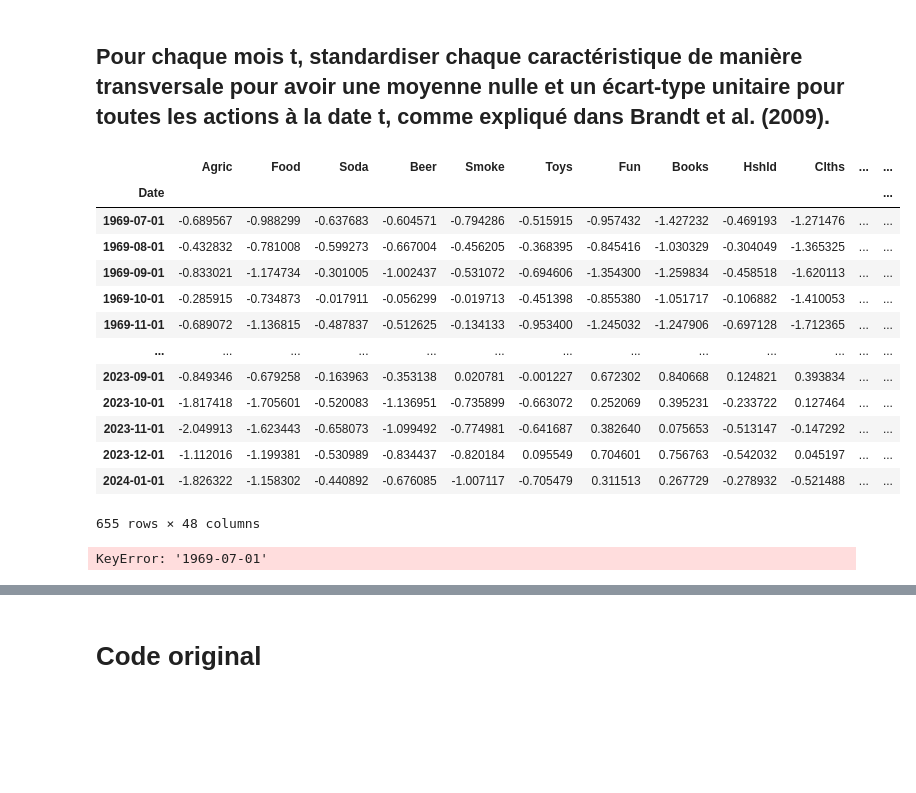
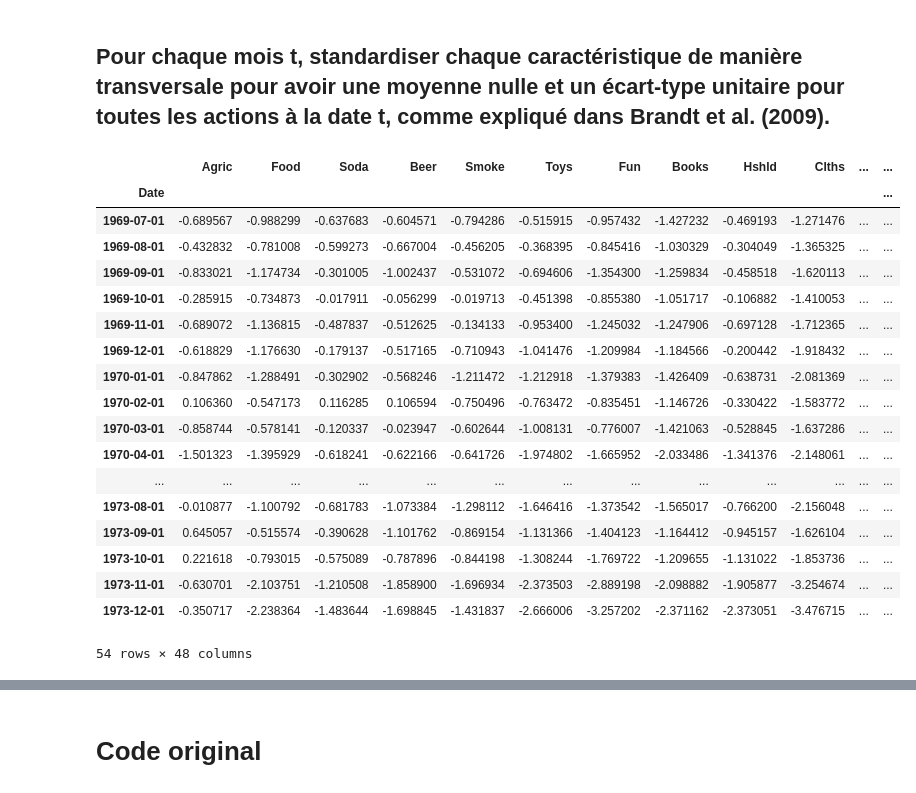
Before and after one commit to DominicPrenovost/TP2-PF-management, a Jupyter notebook: QuestionC.ipynb, the cells around one changed output, grey strips where cells are left out. Saved outputs shown, nothing was run; the diff lists cells and outputs as text; code cells hidden in the pictures; blank space fills up the shorter version.

```diff
--- a/QuestionC.ipynb
+++ b/QuestionC.ipynb
@@ -71,27 +71,29 @@ def standardize(df):
 standardized_market_caps = standardize(market_cap)
 standardized_BtoM = standardize(df_BtoM)
 standardized_mom = standardize(df_mom)
-# %%
-standardized_mom
-# %% [output]
-|  | Agric | Food | Soda | Beer | Smoke | Toys | Fun | Books | Hshld | Clths | ... | ... |
-| Date |  |  |  |  |  |  |  |  |  |  |  | ... |
-| 1969-07-01 | -0.689567 | -0.988299 | -0.637683 | -0.604571 | -0.794286 | -0.515915 | -0.957432 | -1.427232 | -0.469193 | -1.271476 | ... | ... |
-| 1969-08-01 | -0.432832 | -0.781008 | -0.599273 | -0.667004 | -0.456205 | -0.368395 | -0.845416 | -1.030329 | -0.304049 | -1.365325 | ... | ... |
-| 1969-09-01 | -0.833021 | -1.174734 | -0.301005 | -1.002437 | -0.531072 | -0.694606 | -1.354300 | -1.259834 | -0.458518 | -1.620113 | ... | ... |
-| 1969-10-01 | -0.285915 | -0.734873 | -0.017911 | -0.056299 | -0.019713 | -0.451398 | -0.855380 | -1.051717 | -0.106882 | -1.410053 | ... | ... |
-| 1969-11-01 | -0.689072 | -1.136815 | -0.487837 | -0.512625 | -0.134133 | -0.953400 | -1.245032 | -1.247906 | -0.697128 | -1.712365 | ... | ... |
-| ... | ... | ... | ... | ... | ... | ... | ... | ... | ... | ... | ... | ... |
-| 2023-09-01 | -0.849346 | -0.679258 | -0.163963 | -0.353138 | 0.020781 | -0.001227 | 0.672302 | 0.840668 | 0.124821 | 0.393834 | ... | ... |
-| 2023-10-01 | -1.817418 | -1.705601 | -0.520083 | -1.136951 | -0.735899 | -0.663072 | 0.252069 | 0.395231 | -0.233722 | 0.127464 | ... | ... |
-| 2023-11-01 | -2.049913 | -1.623443 | -0.658073 | -1.099492 | -0.774981 | -0.641687 | 0.382640 | 0.075653 | -0.513147 | -0.147292 | ... | ... |
-| 2023-12-01 | -1.112016 | -1.199381 | -0.530989 | -0.834437 | -0.820184 | 0.095549 | 0.704601 | 0.756763 | -0.542032 | 0.045197 | ... | ... |
-| 2024-01-01 | -1.826322 | -1.158302 | -0.440892 | -0.676085 | -1.007117 | -0.705479 | 0.311513 | 0.267729 | -0.278932 | -0.521488 | ... | ... |
-655 rows × 48 columns
 # %%
-standardized_mom['1969-07-01']
+
+standardized_mom.loc['1969-07-01':'1973-12-01']
 # %% [output]
+|  | Agric | Food | Soda | Beer | Smoke | Toys | Fun | Books | Hshld | Clths | ... | ... |
+| Date |  |  |  |  |  |  |  |  |  |  |  | ... |
+| 1969-07-01 | -0.689567 | -0.988299 | -0.637683 | -0.604571 | -0.794286 | -0.515915 | -0.957432 | -1.427232 | -0.469193 | -1.271476 | ... | ... |
+| 1969-08-01 | -0.432832 | -0.781008 | -0.599273 | -0.667004 | -0.456205 | -0.368395 | -0.845416 | -1.030329 | -0.304049 | -1.365325 | ... | ... |
+| 1969-09-01 | -0.833021 | -1.174734 | -0.301005 | -1.002437 | -0.531072 | -0.694606 | -1.354300 | -1.259834 | -0.458518 | -1.620113 | ... | ... |
+| 1969-10-01 | -0.285915 | -0.734873 | -0.017911 | -0.056299 | -0.019713 | -0.451398 | -0.855380 | -1.051717 | -0.106882 | -1.410053 | ... | ... |
+| 1969-11-01 | -0.689072 | -1.136815 | -0.487837 | -0.512625 | -0.134133 | -0.953400 | -1.245032 | -1.247906 | -0.697128 | -1.712365 | ... | ... |
+| 1969-12-01 | -0.618829 | -1.176630 | -0.179137 | -0.517165 | -0.710943 | -1.041476 | -1.209984 | -1.184566 | -0.200442 | -1.918432 | ... | ... |
+| 1970-01-01 | -0.847862 | -1.288491 | -0.302902 | -0.568246 | -1.211472 | -1.212918 | -1.379383 | -1.426409 | -0.638731 | -2.081369 | ... | ... |
+| 1970-02-01 | 0.106360 | -0.547173 | 0.116285 | 0.106594 | -0.750496 | -0.763472 | -0.835451 | -1.146726 | -0.330422 | -1.583772 | ... | ... |
+| 1970-03-01 | -0.858744 | -0.578141 | -0.120337 | -0.023947 | -0.602644 | -1.008131 | -0.776007 | -1.421063 | -0.528845 | -1.637286 | ... | ... |
+| 1970-04-01 | -1.501323 | -1.395929 | -0.618241 | -0.622166 | -0.641726 | -1.974802 | -1.665952 | -2.033486 | -1.341376 | -2.148061 | ... | ... |
+| ... | ... | ... | ... | ... | ... | ... | ... | ... | ... | ... | ... | ... |
+| 1973-08-01 | -0.010877 | -1.100792 | -0.681783 | -1.073384 | -1.298112 | -1.646416 | -1.373542 | -1.565017 | -0.766200 | -2.156048 | ... | ... |
+| 1973-09-01 | 0.645057 | -0.515574 | -0.390628 | -1.101762 | -0.869154 | -1.131366 | -1.404123 | -1.164412 | -0.945157 | -1.626104 | ... | ... |
+| 1973-10-01 | 0.221618 | -0.793015 | -0.575089 | -0.787896 | -0.844198 | -1.308244 | -1.769722 | -1.209655 | -1.131022 | -1.853736 | ... | ... |
+| 1973-11-01 | -0.630701 | -2.103751 | -1.210508 | -1.858900 | -1.696934 | -2.373503 | -2.889198 | -2.098882 | -1.905877 | -3.254674 | ... | ... |
+| 1973-12-01 | -0.350717 | -2.238364 | -1.483644 | -1.698845 | -1.431837 | -2.666006 | -3.257202 | -2.371162 | -2.373051 | -3.476715 | ... | ... |
-KeyError: '1969-07-01'
+54 rows × 48 columns
 # %%
 # Divisez chaque market cap par la somme totale correspondante
 market_weights = market_cap.div(market_cap.sum(axis=1), axis=0)
```
Also changed, not shown: parts of 4 cells of this notebook.
